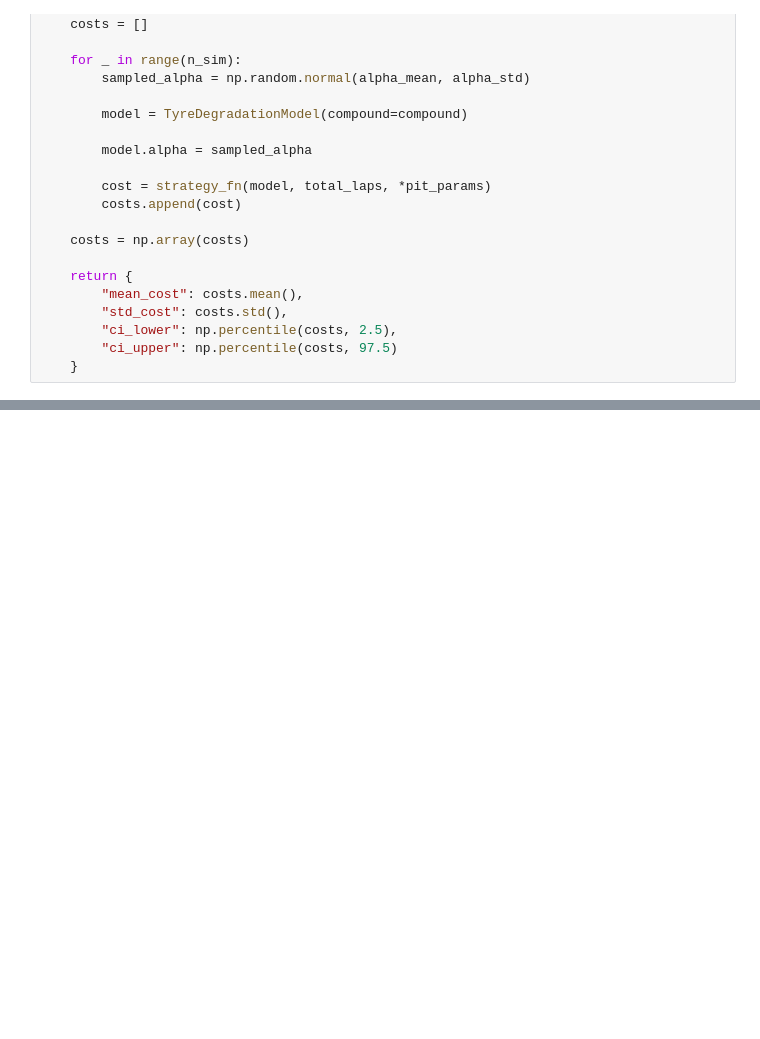
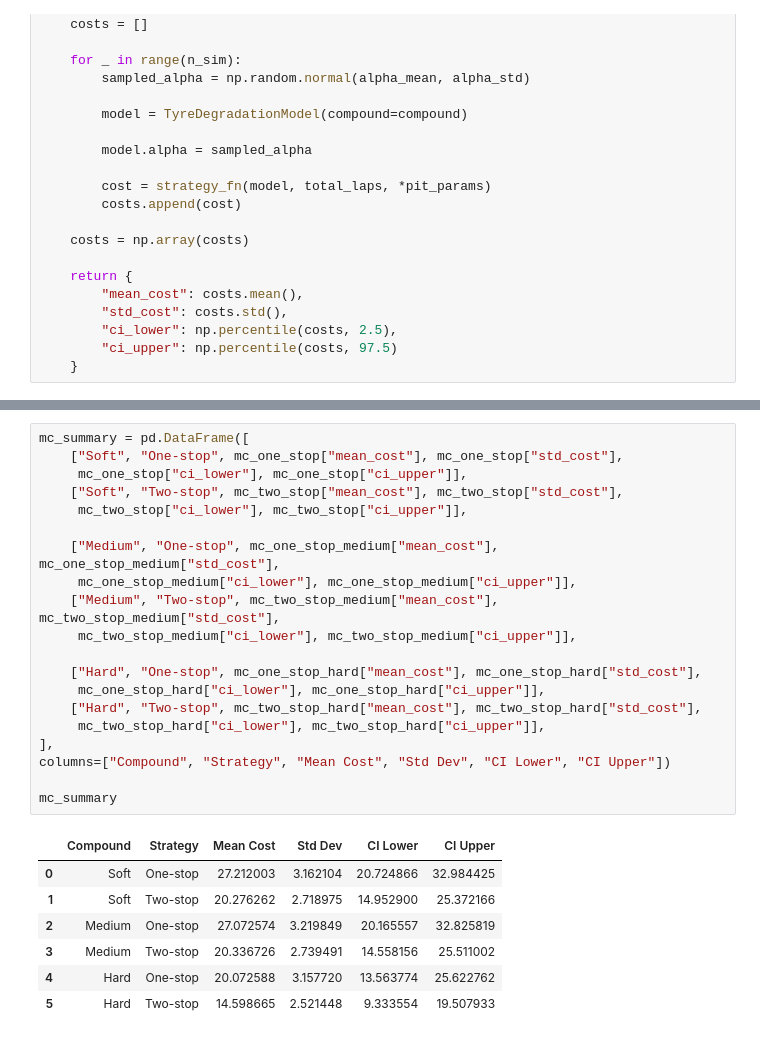
Before and after one commit to Sneha73685/f1-tyre-strategy-colab, a Jupyter notebook: tyre-degradation-simulation.ipynb, the cells around one changed output, grey strips where cells are left out. Drawn from its saved outputs; the diff is of its cells as text; blank space fills up the shorter version.

```diff
--- a/tyre-degradation-simulation.ipynb
+++ b/tyre-degradation-simulation.ipynb
@@ -235,0 +400,28 @@ mc_one_stop, mc_two_stop
+# %%
+mc_summary = pd.DataFrame([
+    ["Soft", "One-stop", mc_one_stop["mean_cost"], mc_one_stop["std_cost"],
+     mc_one_stop["ci_lower"], mc_one_stop["ci_upper"]],
+    ["Soft", "Two-stop", mc_two_stop["mean_cost"], mc_two_stop["std_cost"],
+     mc_two_stop["ci_lower"], mc_two_stop["ci_upper"]],
+
+    ["Medium", "One-stop", mc_one_stop_medium["mean_cost"], mc_one_stop_medium["std_cost"],
+     mc_one_stop_medium["ci_lower"], mc_one_stop_medium["ci_upper"]],
+    ["Medium", "Two-stop", mc_two_stop_medium["mean_cost"], mc_two_stop_medium["std_cost"],
+     mc_two_stop_medium["ci_lower"], mc_two_stop_medium["ci_upper"]],
+
+    ["Hard", "One-stop", mc_one_stop_hard["mean_cost"], mc_one_stop_hard["std_cost"],
+     mc_one_stop_hard["ci_lower"], mc_one_stop_hard["ci_upper"]],
+    ["Hard", "Two-stop", mc_two_stop_hard["mean_cost"], mc_two_stop_hard["std_cost"],
+     mc_two_stop_hard["ci_lower"], mc_two_stop_hard["ci_upper"]],
+],
+columns=["Compound", "Strategy", "Mean Cost", "Std Dev", "CI Lower", "CI Upper"])
+
+mc_summary
+# %% [output]
+|  | Compound | Strategy | Mean Cost | Std Dev | CI Lower | CI Upper |
+| 0 | Soft | One-stop | 27.212003 | 3.162104 | 20.724866 | 32.984425 |
+| 1 | Soft | Two-stop | 20.276262 | 2.718975 | 14.952900 | 25.372166 |
+| 2 | Medium | One-stop | 27.072574 | 3.219849 | 20.165557 | 32.825819 |
+| 3 | Medium | Two-stop | 20.336726 | 2.739491 | 14.558156 | 25.511002 |
+| 4 | Hard | One-stop | 20.072588 | 3.157720 | 13.563774 | 25.622762 |
+| 5 | Hard | Two-stop | 14.598665 | 2.521448 | 9.333554 | 19.507933 |
```
Also changed, not shown: parts of 21 cells of this notebook, 4 other files.
